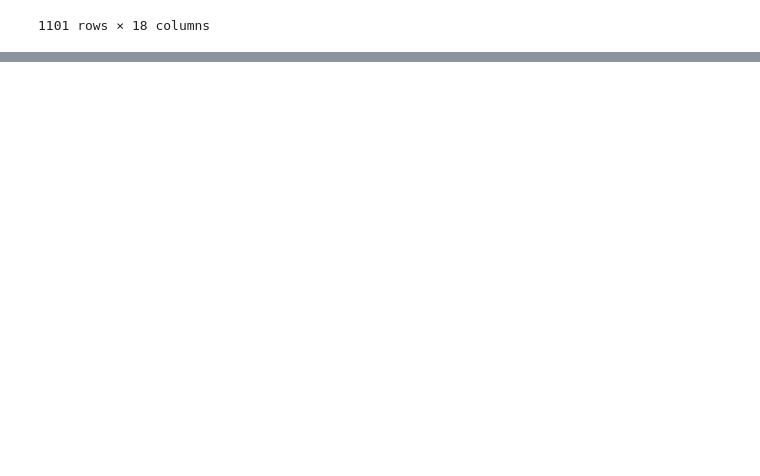
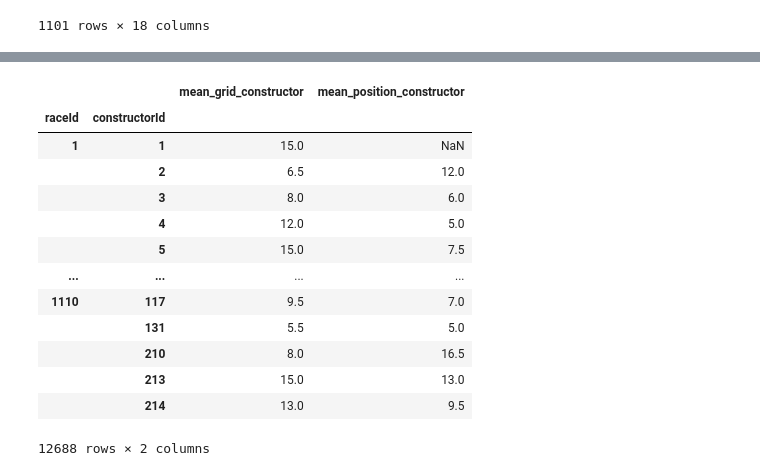
Before and after one commit to GuiCT/data-science-uni, a Jupyter notebook: predictive.ipynb, the cells around one changed output, grey strips where cells are left out. Saved outputs shown, nothing was run; the diff lists cells and outputs as text; code cells hidden in the pictures; blank space fills up the shorter version.

```diff
--- a/predictive.ipynb
+++ b/predictive.ipynb
@@ -288,0 +118,30 @@ array([830, 815, 844,   1,   4, 847, 846, 839, 840, 852, 842, 822, 855,
+# %%
+tmp_df = raw_dfs['results']
+tmp_df = tmp_df.reset_index()
+tmp_df = tmp_df.set_index(['raceId', 'constructorId']).sort_index()
+tmp_df = (
+    tmp_df
+    .groupby(['raceId', 'constructorId'])
+    [['grid', 'position']]
+    .mean()
+)
+tmp_df = tmp_df.rename(columns={
+    'grid': 'mean_grid_constructor',
+    'position': 'mean_position_constructor'
+})
+tmp_df
+# %% [output]
+|  |  | mean_grid_constructor | mean_position_constructor |
+| raceId | constructorId |  |  |
+| 1 | 1 | 15.0 | NaN |
+|  | 2 | 6.5 | 12.0 |
+|  | 3 | 8.0 | 6.0 |
+|  | 4 | 12.0 | 5.0 |
+|  | 5 | 15.0 | 7.5 |
+| ... | ... | ... | ... |
+| 1110 | 117 | 9.5 | 7.0 |
+|  | 131 | 5.5 | 5.0 |
+|  | 210 | 8.0 | 16.5 |
+|  | 213 | 15.0 | 13.0 |
+|  | 214 | 13.0 | 9.5 |
+12688 rows × 2 columns
```
Also changed, not shown: parts of 10 cells of this notebook.
